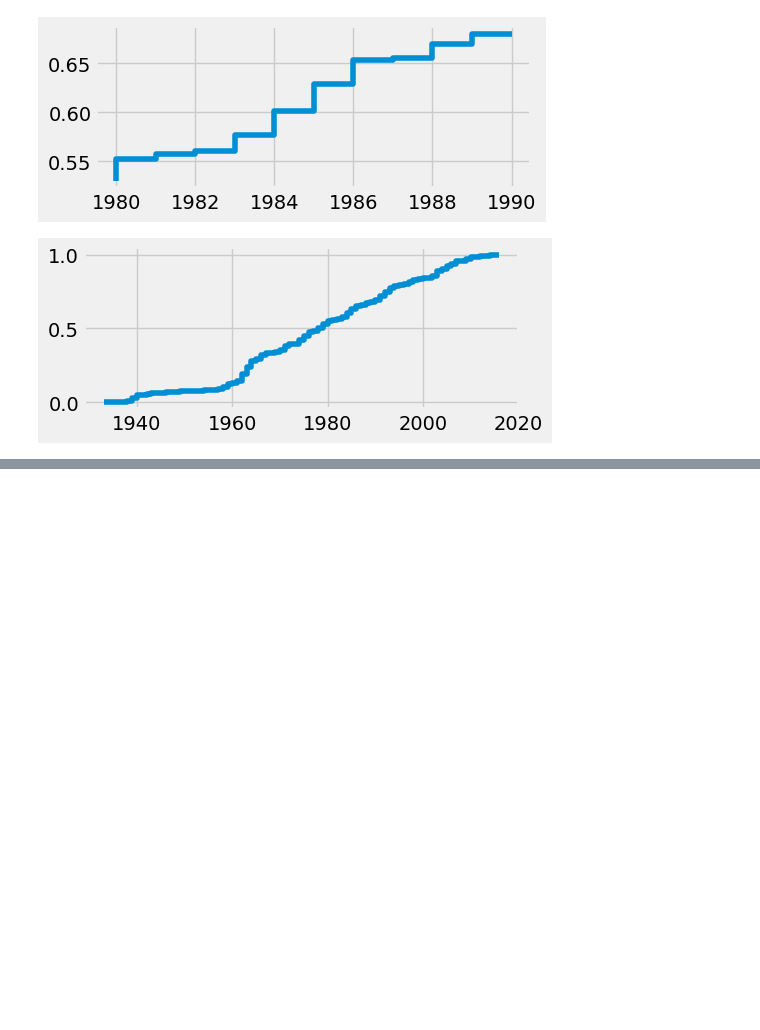
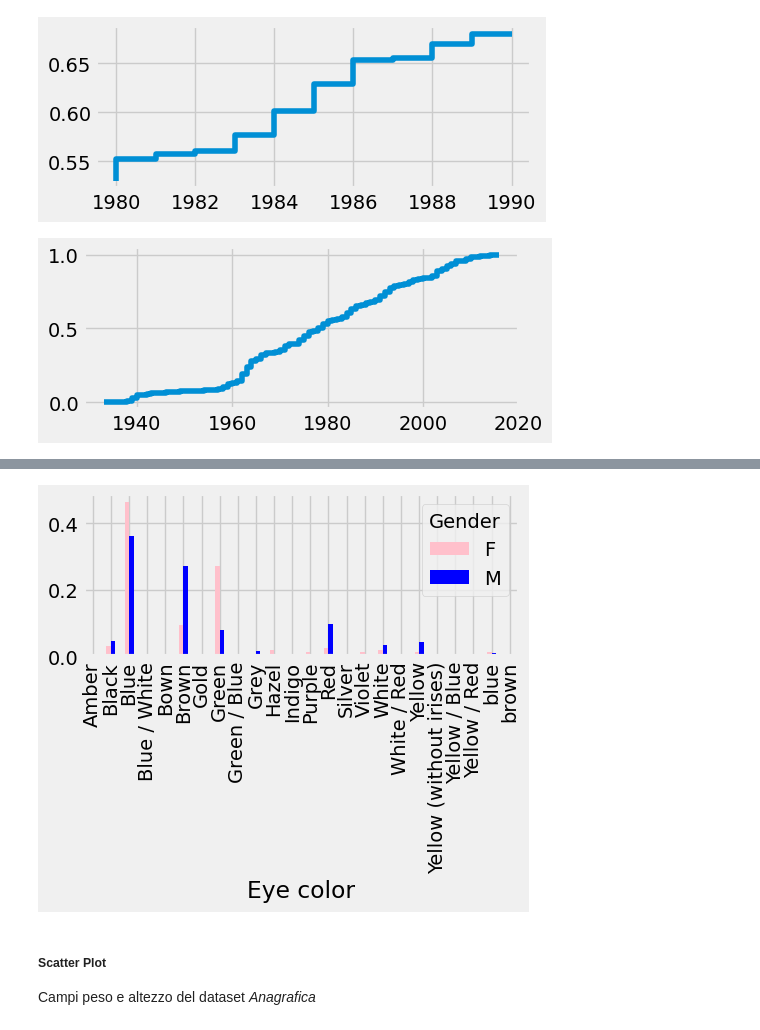
Before and after one commit to PippoZord/superhero-datascience, a Jupyter notebook: content/Esercitazioni/DatiFrequenze.ipynb, the cells around one changed output, grey strips where cells are left out. Cells and saved outputs as stored; diff of their text form; code cells hidden in the pictures; blank space fills up the shorter version.

```diff
--- a/content/Esercitazioni/DatiFrequenze.ipynb
+++ b/content/Esercitazioni/DatiFrequenze.ipynb
@@ -360,0 +515,9 @@ plt.show()
+# %%
+pd.crosstab(index = heroes['Eye color'], columns=[heroes['Gender']], normalize="columns").plot.bar(color=['pink', 'blue'], stacked=False)
+plt.show()
+# %% [output]
+[figure, added]
+# %% [markdown]
+<h5>Scatter Plot</h5>
+
+Campi peso e altezzo del dataset *Anagrafica*
```
Also changed, not shown: parts of 23 cells of this notebook, 1 other file.
